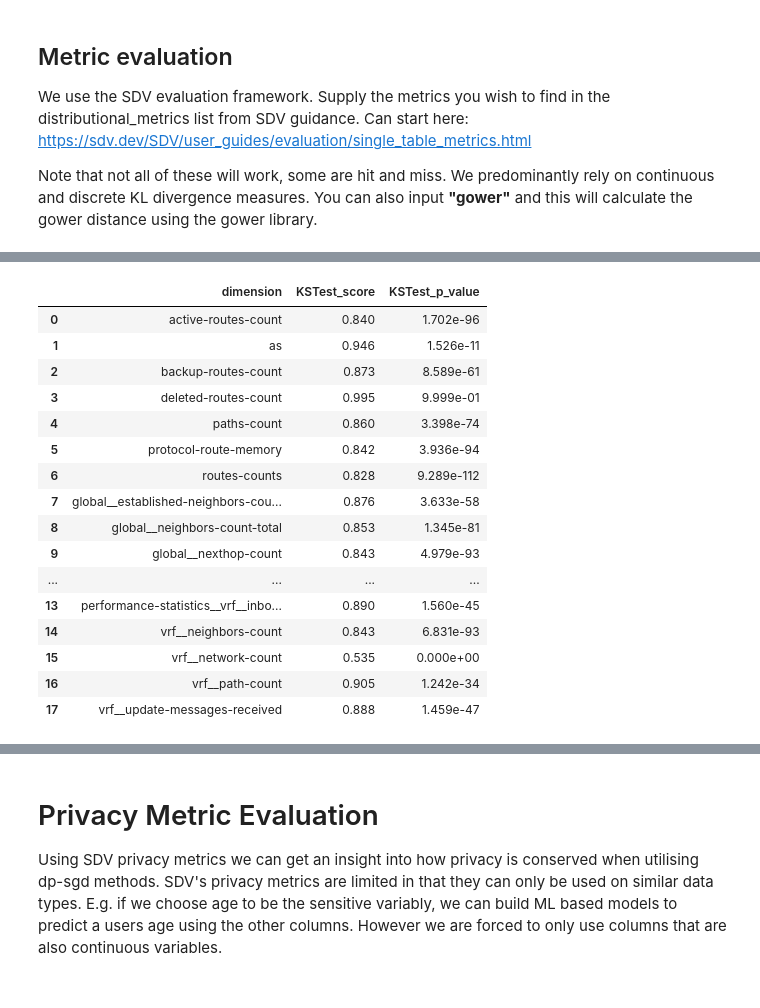
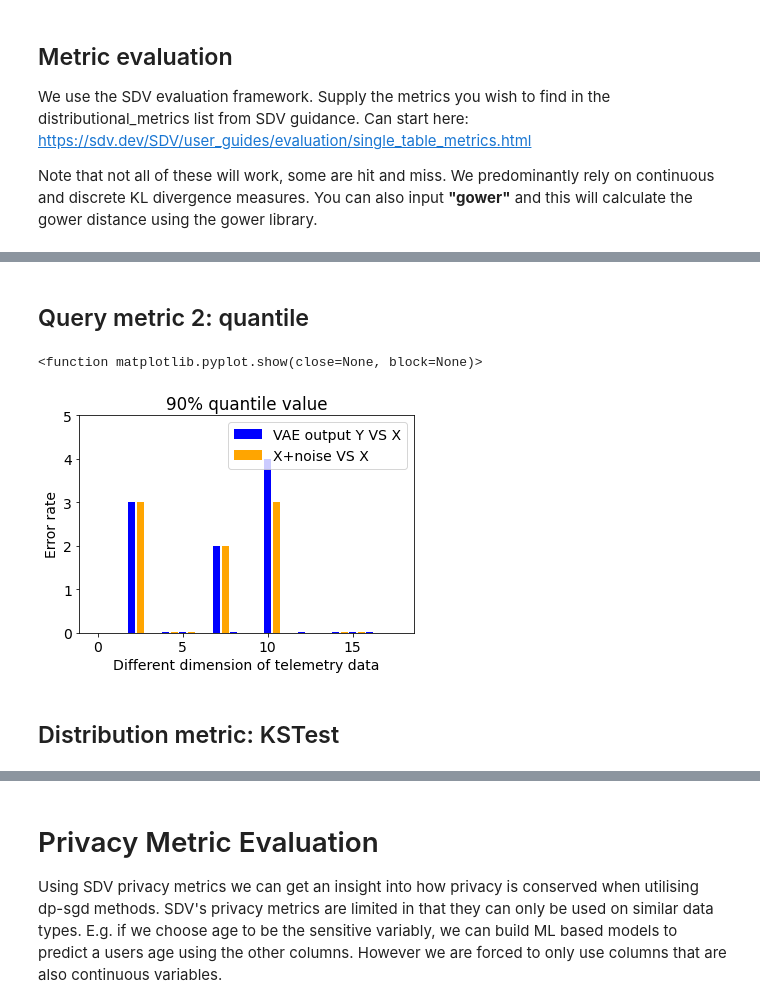
Before and after one commit to lesleychou/VAE_DP, a Jupyter notebook: Investigations/BGP_Notebook.ipynb, the cells around one changed output, grey strips where cells are left out. Cells and saved outputs as stored; diff of their text form; code cells hidden in the pictures.

```diff
--- a/Investigations/BGP_Notebook.ipynb
+++ b/Investigations/BGP_Notebook.ipynb
@@ -590,7 +556,29 @@ plt.show
+# %% [markdown]
+## Query metric 2: quantile
+# %%
+vae_generation_mean = cal_err_rate(synthetic_supp.quantile(0.9), input_df.quantile(0.9))
+noise_mean = cal_err_rate(noisy_tmp_df.quantile(0.9), input_df.quantile(0.9))
+
+x = [i for i in range(18)]
+x1 = [i+0.5 for i in range(18)]
+
+fig = plt.figure()
+ax = fig.add_subplot(111)
+ax.bar(x, vae_generation_mean, width=0.4, color='blue', label='VAE output Y VS X')
+ax.bar(x1, noise_mean, width=0.4, color='orange', label='X+noise VS X')
+
+plt.legend()
+plt.ylabel('Error rate')
+plt.ylim(0, 5)
+plt.xlabel( 'Different dimension of telemetry data' )
+plt.title('90% quantile value')
+plt.show
+# %% [output]
+<function matplotlib.pyplot.show(close=None, block=None)>
+[figure, added]
+# %% [markdown]
+## Distribution metric: KSTest
 # %%
-
-# Define the metrics you want the model to evaluate
-
 # Define distributional metrics required - for sdv_baselines this is set by default
 # distributional_metrics = [
 #     "SVCDetection",
@@ -610,28 +598,16 @@ distributional_metrics = [
 
 gower = False
 
-metrics = distribution_metrics(
+vae_metrics = distribution_metrics(
     distributional_metrics=distributional_metrics,
     data_supp=input_df,
     synthetic_supp=synthetic_supp,
     categorical_columns=original_categorical_columns
 )
-metrics
+
+manual_noise_metrics = distribution_metrics(
+    distributional_metrics=distributional_metrics,
+    data_supp=input_df,
+    synthetic_supp=noisy_tmp_df,
+    categorical_columns=original_categorical_columns
+)
-# %% [output]
-|  | dimension | KSTest_score | KSTest_p_value |
-| 0 | active-routes-count | 0.840 | 1.702e-96 |
-| 1 | as | 0.946 | 1.526e-11 |
-| 2 | backup-routes-count | 0.873 | 8.589e-61 |
-| 3 | deleted-routes-count | 0.995 | 9.999e-01 |
-| 4 | paths-count | 0.860 | 3.398e-74 |
-| 5 | protocol-route-memory | 0.842 | 3.936e-94 |
-| 6 | routes-counts | 0.828 | 9.289e-112 |
-| 7 | global__established-neighbors-cou... | 0.876 | 3.633e-58 |
-| 8 | global__neighbors-count-total | 0.853 | 1.345e-81 |
-| 9 | global__nexthop-count | 0.843 | 4.979e-93 |
-| ... | ... | ... | ... |
-| 13 | performance-statistics__vrf__inbo... | 0.890 | 1.560e-45 |
-| 14 | vrf__neighbors-count | 0.843 | 6.831e-93 |
-| 15 | vrf__network-count | 0.535 | 0.000e+00 |
-| 16 | vrf__path-count | 0.905 | 1.242e-34 |
-| 17 | vrf__update-messages-received | 0.888 | 1.459e-47 |
```
Also changed, not shown: parts of 20 cells of this notebook.
